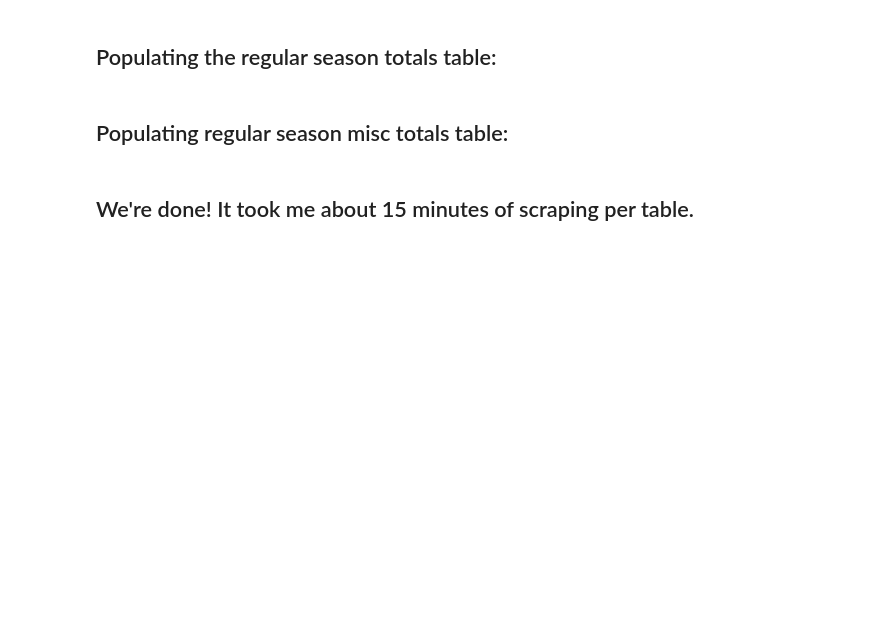
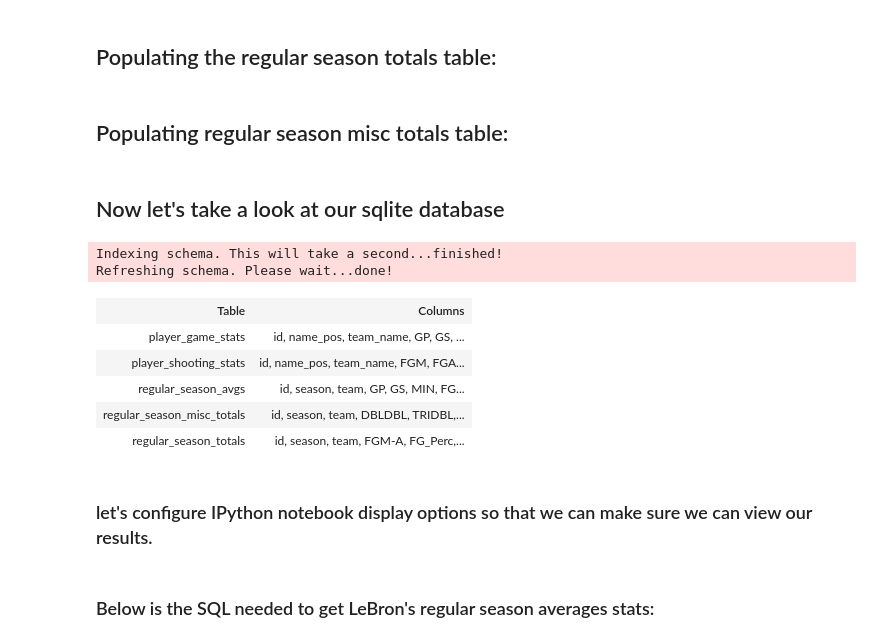
Before and after one commit to Ebotto1/ipython_notebooks, a Jupyter notebook: web_scraping/NBA_Regular_Season_Stats.ipynb, the cells around one changed output. Cells and saved outputs as stored; diff of their text form; code cells hidden in the pictures; blank space fills up the shorter version.

```diff
--- a/web_scraping/NBA_Regular_Season_Stats.ipynb
+++ b/web_scraping/NBA_Regular_Season_Stats.ipynb
@@ -813,5 +813,24 @@ for team in team_urls:
         conn.close()
 
 print(datetime.now() - startTime)
-# %% [markdown]
-## We're done!  It took me about 15 minutes of scraping per table.
+# %% [markdown]
+## Now let's take a look at our sqlite database
+# %%
+from db import DB
+import pandas as pd
+
+db = DB(filename="/home/pybokeh/databases/nba", dbtype="sqlite")
+# %% [output]
+Indexing schema. This will take a second...finished!
+Refreshing schema. Please wait...done!
+# %%
+db.tables
+# %% [output]
+| Table | Columns |
+| player_game_stats | id, name_pos, team_name, GP, GS, ... |
+| player_shooting_stats | id, name_pos, team_name, FGM, FGA... |
+| regular_season_avgs | id, season, team, GP, GS, MIN, FG... |
+| regular_season_misc_totals | id, season, team, DBLDBL, TRIDBL,... |
+| regular_season_totals | id, season, team, FGM-A, FG_Perc,... |
+# %% [markdown]
+### let's configure IPython notebook display options so that we can make sure we can view our results.
@@ -817,0 +840,2 @@ print(datetime.now() - startTime)
+# %% [markdown]
+### Below is the SQL needed to get LeBron's regular season averages stats:
```
Also changed, not shown: parts of 13 cells of this notebook.
